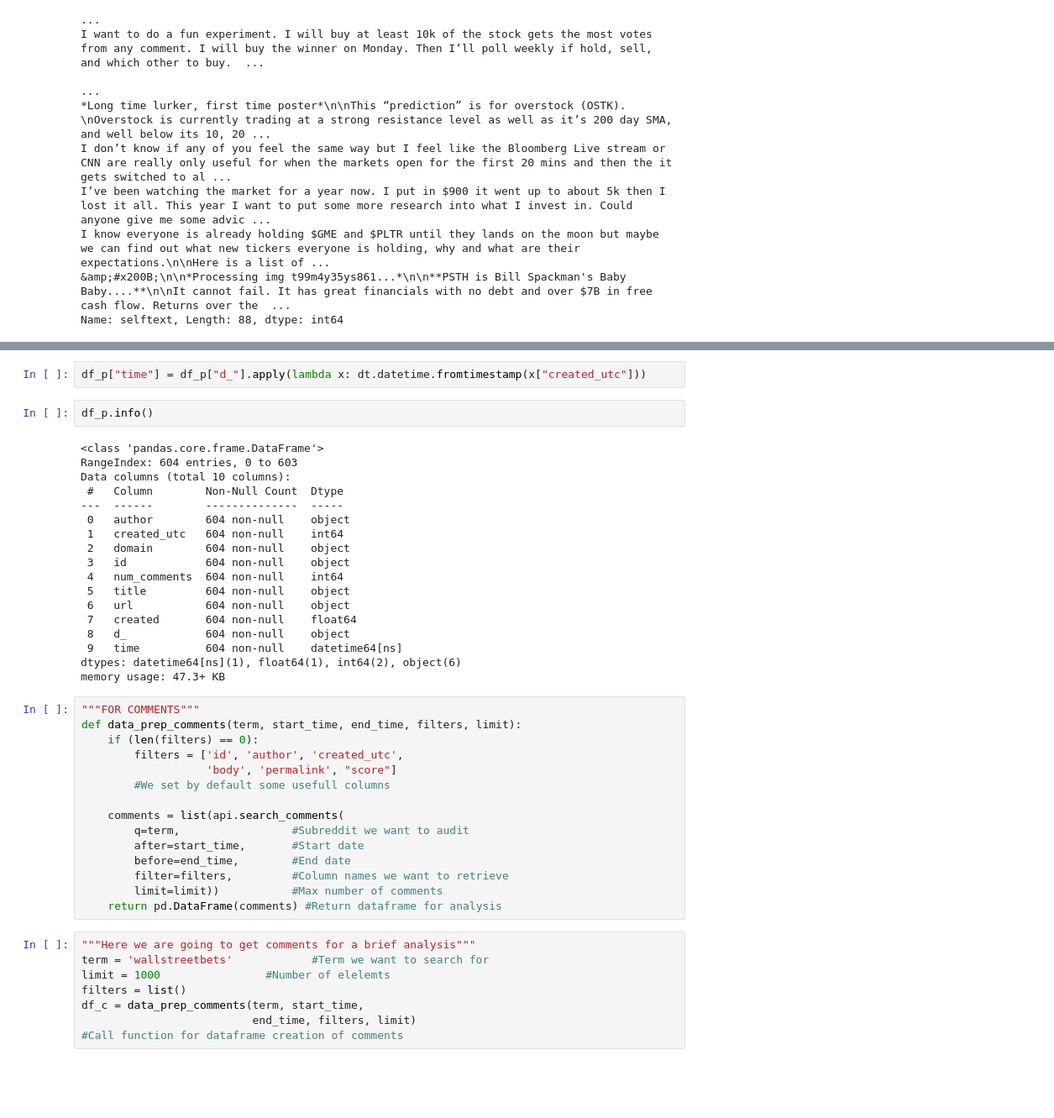
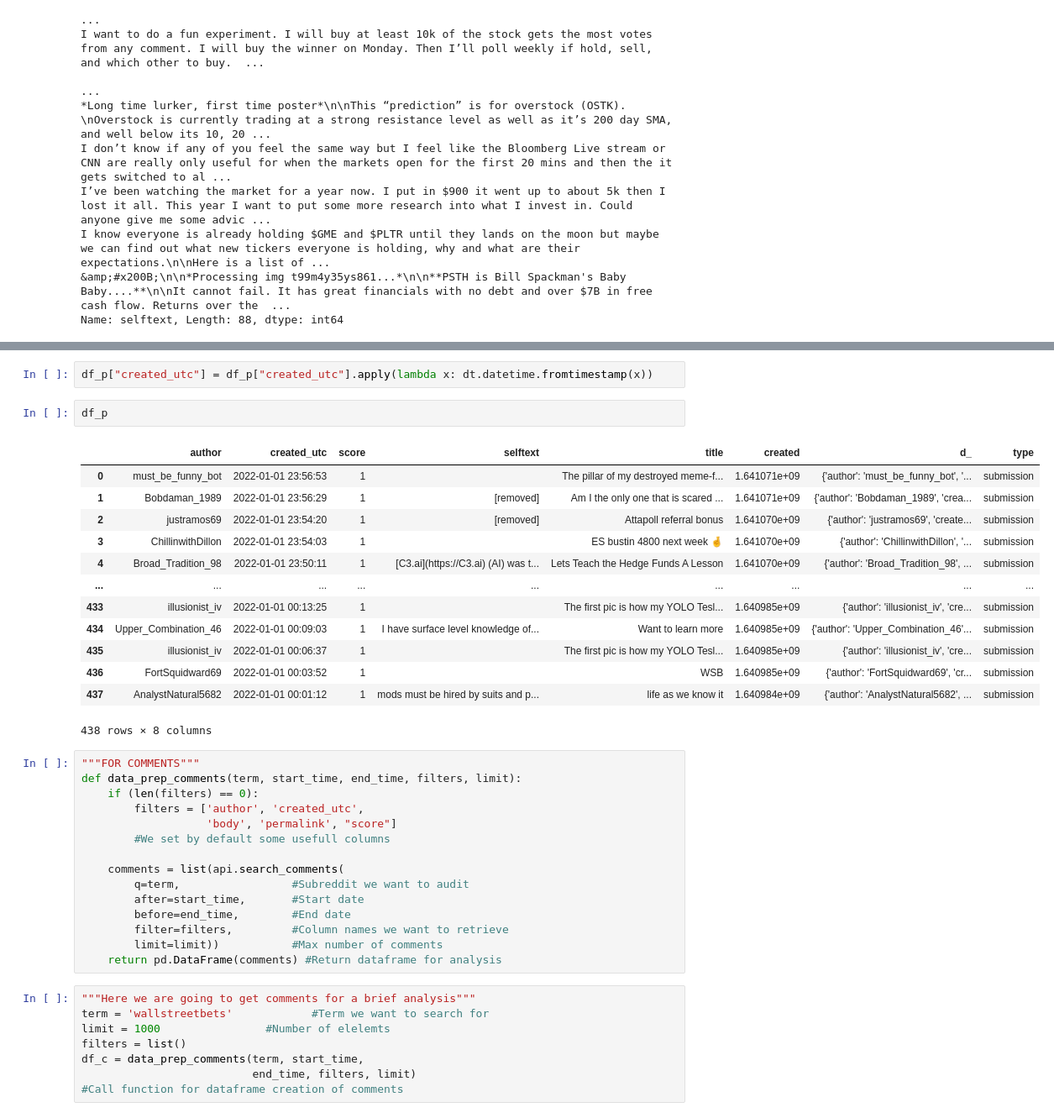
Before and after one commit to Jan-Burger/Bachelor-Thesis, a Jupyter notebook: notebooks/data_extraction/data_extraction.ipynb, the cells around one changed output, grey strips where cells are left out. Shown: that part at 84% size. Saved outputs shown, nothing was run; the diff lists cells and outputs as text; blank space fills up the shorter version.

Commit message:
data extraction - submissions done

```diff
--- a/notebooks/testnotebook.ipynb
+++ b/notebooks/data_extraction/data_extraction.ipynb
@@ -165,30 +274,26 @@ print(dt.datetime.fromtimestamp(end_time))
 # %%
-df_p["time"] = df_p["d_"].apply(lambda x: dt.datetime.fromtimestamp(x["created_utc"]))
+df_p["created_utc"] = df_p["created_utc"].apply(lambda x: dt.datetime.fromtimestamp(x))
 # %%
-df_p.info()
+df_p
 # %% [output]
+|  | author | created_utc | score | selftext | title | created | d_ | type |
+| 0 | must_be_funny_bot | 2022-01-01 23:56:53 | 1 |  | The pillar of my destroyed meme-f... | 1.641071e+09 | {'author': 'must_be_funny_bot', '... | submission |
+| 1 | Bobdaman_1989 | 2022-01-01 23:56:29 | 1 | [removed] | Am I the only one that is scared ... | 1.641071e+09 | {'author': 'Bobdaman_1989', 'crea... | submission |
+| 2 | justramos69 | 2022-01-01 23:54:20 | 1 | [removed] | Attapoll referral bonus | 1.641070e+09 | {'author': 'justramos69', 'create... | submission |
+| 3 | ChillinwithDillon | 2022-01-01 23:54:03 | 1 |  | ES bustin 4800 next week 🤞 | 1.641070e+09 | {'author': 'ChillinwithDillon', '... | submission |
+| 4 | Broad_Tradition_98 | 2022-01-01 23:50:11 | 1 | [C3.ai](https://C3.ai) (AI) was t... | Lets Teach the Hedge Funds A Lesson | 1.641070e+09 | {'author': 'Broad_Tradition_98', ... | submission |
+| ... | ... | ... | ... | ... | ... | ... | ... | ... |
+| 433 | illusionist_iv | 2022-01-01 00:13:25 | 1 |  | The first pic is how my YOLO Tesl... | 1.640985e+09 | {'author': 'illusionist_iv', 'cre... | submission |
+| 434 | Upper_Combination_46 | 2022-01-01 00:09:03 | 1 | I have surface level knowledge of... | Want to learn more | 1.640985e+09 | {'author': 'Upper_Combination_46'... | submission |
+| 435 | illusionist_iv | 2022-01-01 00:06:37 | 1 |  | The first pic is how my YOLO Tesl... | 1.640985e+09 | {'author': 'illusionist_iv', 'cre... | submission |
+| 436 | FortSquidward69 | 2022-01-01 00:03:52 | 1 |  | WSB | 1.640985e+09 | {'author': 'FortSquidward69', 'cr... | submission |
+| 437 | AnalystNatural5682 | 2022-01-01 00:01:12 | 1 | mods must be hired by suits and p... | life as we know it | 1.640984e+09 | {'author': 'AnalystNatural5682', ... | submission |
-<class 'pandas.core.frame.DataFrame'>
-RangeIndex: 604 entries, 0 to 603
-Data columns (total 10 columns):
- #   Column        Non-Null Count  Dtype
----  ------        --------------  -----
- 0   author        604 non-null    object
- 1   created_utc   604 non-null    int64
- 2   domain        604 non-null    object
- 3   id            604 non-null    object
- 4   num_comments  604 non-null    int64
- 5   title         604 non-null    object
- 6   url           604 non-null    object
- 7   created       604 non-null    float64
- 8   d_            604 non-null    object
- 9   time          604 non-null    datetime64[ns]
-dtypes: datetime64[ns](1), float64(1), int64(2), object(6)
-memory usage: 47.3+ KB
+438 rows × 8 columns
 # %%
 """FOR COMMENTS"""
 def data_prep_comments(term, start_time, end_time, filters, limit):
     if (len(filters) == 0):
-        filters = ['id', 'author', 'created_utc',
+        filters = ['author', 'created_utc',
                    'body', 'permalink', "score"]
         #We set by default some usefull columns
 
```
Also changed, not shown: parts of 24 cells of this notebook, 3 other files.
